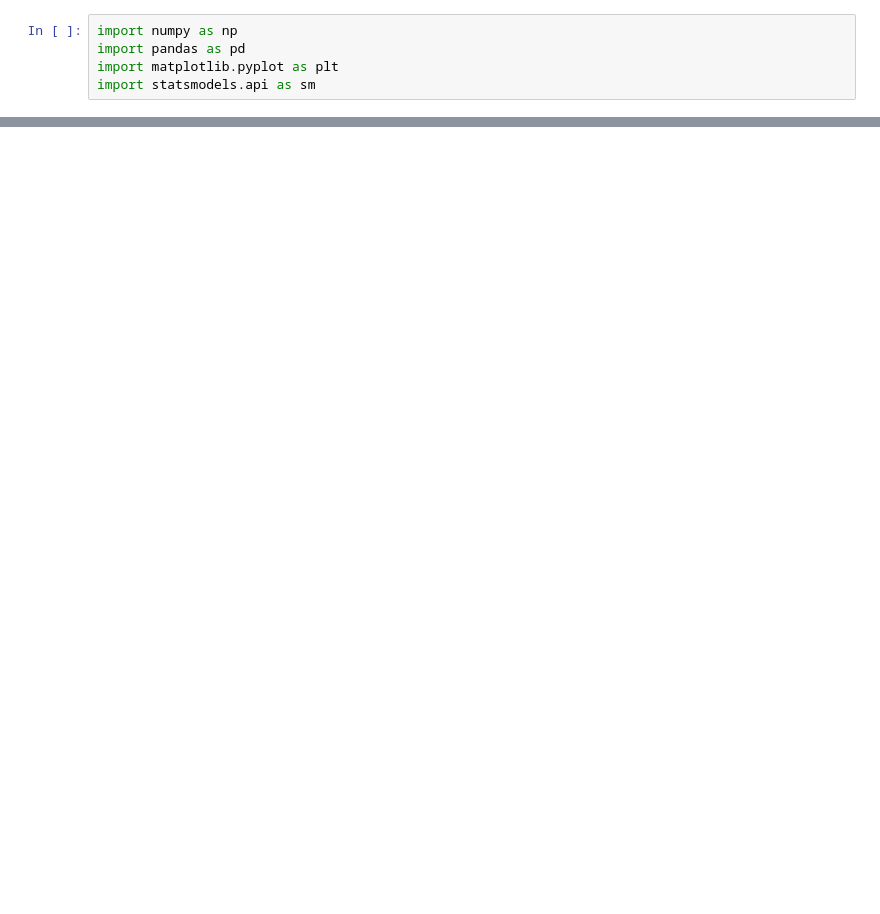
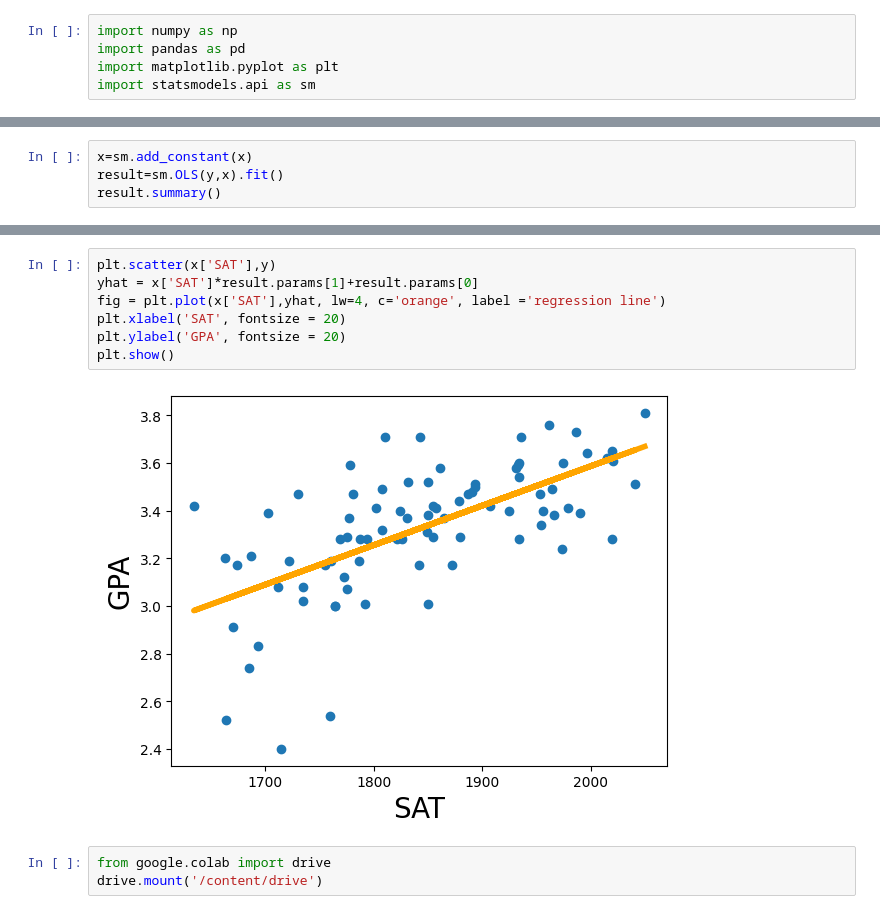
Before and after one commit to palekars/Data-Scientist-Course-2025, a Jupyter notebook: chapter_appendix-tools-for-deep-learning/jupyter.ipynb, the cells around one changed output, grey strips where cells are left out. Cells and saved outputs as stored; diff of their text form; blank space fills up the shorter version.

```diff
--- a/chapter_appendix-tools-for-deep-learning/jupyter.ipynb
+++ b/chapter_appendix-tools-for-deep-learning/jupyter.ipynb
@@ -158,0 +183,4 @@ import statsmodels.api as sm
+# %%
+x=sm.add_constant(x)
+result=sm.OLS(y,x).fit()
+result.summary()
@@ -158,0 +209,12 @@ import statsmodels.api as sm
+# %%
+plt.scatter(x['SAT'],y)
+yhat = x['SAT']*result.params[1]+result.params[0]
+fig = plt.plot(x['SAT'],yhat, lw=4, c='orange', label ='regression line')
+plt.xlabel('SAT', fontsize = 20)
+plt.ylabel('GPA', fontsize = 20)
+plt.show()
+# %% [output]
+[figure, added]
+# %%
+from google.colab import drive
+drive.mount('/content/drive')
```
Also changed, not shown: parts of 25 cells of this notebook.
